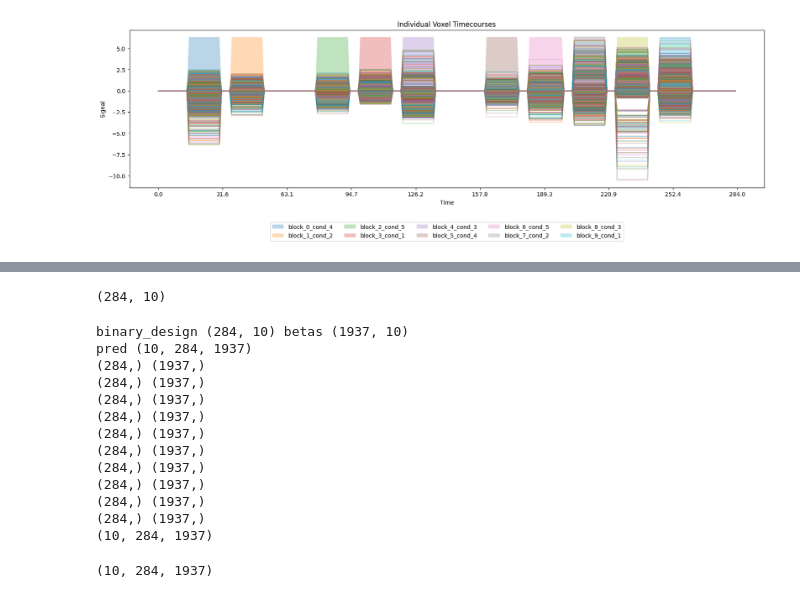
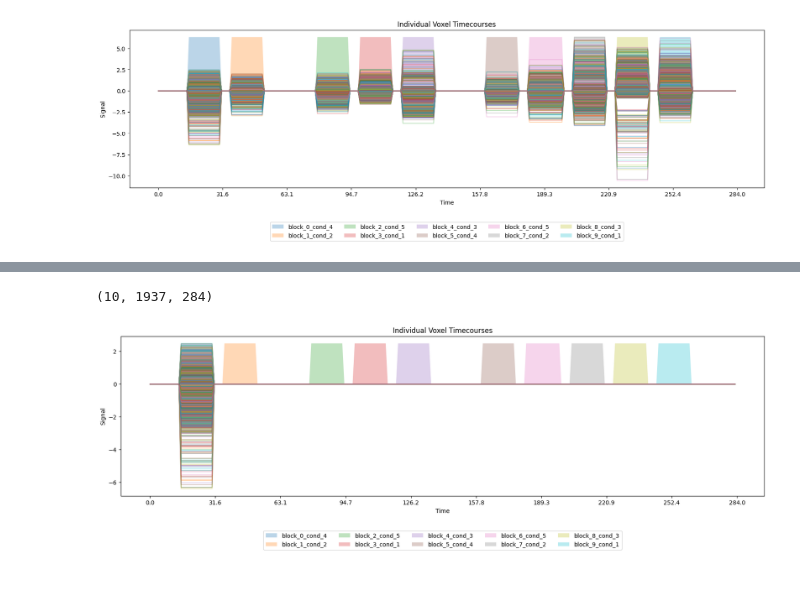
Before and after one commit to fedemengo/CS-433-ML4S, a Jupyter notebook: preprocessing_pipeline.ipynb, the cells around one changed output, grey strips where cells are left out. Cells and saved outputs as stored; diff of their text form; code cells hidden in the pictures.

```diff
--- a/preprocessing_pipeline.ipynb
+++ b/preprocessing_pipeline.ipynb
@@ -417,53 +396,40 @@ plt.plot(active_voxel_beta[0])
-# %%
-binary_design = regressors_to_binary_design(flat_regressors).to_numpy()
-binary_design.shape
-# %% [output]
-(284, 10)
 # %%
-def get_predicted_neural_activity_per_condition(binary_design, betas):
+def get_predicted_neural_activity_per_condition(glm, active_mask_data, regressors):
+    binary_design = regressors_to_binary_design(regressors).to_numpy()
+    n_conditions = binary_design.shape[1]
+
+    betas = activity_glm.compute_contrast(contrast_matrix, output_type='effect_size')
+    betas_data = betas.get_fdata()
+    active_voxel_beta = betas_data[active_mask_data > 0].reshape(-1, n_conditions)
+
     # binary_design: (T × C) = (284 × 10)
     # betas: (V × C) = (1937 × 10)
     # out output: (C × T × V) = (10 × 284 × 1937) beta for each condition for each ts for each voxel_activiy
-    print("binary_design", binary_design.shape, "betas", betas.shape)
 
     predictions = np.zeros((
-        binary_design.shape[1],  # C = 10
-        binary_design.shape[0],  # T = 284
-        betas.shape[0],          # V = 1937
+        binary_design.shape[1],       # C = 10
+        active_voxel_beta.shape[0],   # V = 1937
+        binary_design.shape[0],       # T = 284
     ))
-
-    print("pred", predictions.shape)
 
     for c in range(binary_design.shape[1]):
         # binary_design[:, c] is (T,)
         # betas[:, c] is (V,)
         # outer product to get (T × V) for this condition
         # basically I want to be able to separate betas across condition (skip '@' = Sum_i beta_i cond_i)
-        print(binary_design[:, c].shape, betas[:, c].shape)
-        predictions[c] = np.outer(binary_design[:, c], betas[:, c])
+        predictions[c] = np.outer(active_voxel_beta[:, c], binary_design[:, c])
 
     return predictions
 
 neural_activity_cond = get_predicted_neural_activity_per_condition(
-    binary_design,
-    active_voxel_beta
+    activity_glm,
+    active_mask_data,
+    flat_regressors,
 )
 print(neural_activity_cond.shape)
 # %% [output]
-binary_design (284, 10) betas (1937, 10)
-pred (10, 284, 1937)
-(284,) (1937,)
-(284,) (1937,)
-(284,) (1937,)
-(284,) (1937,)
-(284,) (1937,)
-(284,) (1937,)
-(284,) (1937,)
-(284,) (1937,)
-(284,) (1937,)
-(284,) (1937,)
-(10, 284, 1937)
+(10, 1937, 284)
 # %%
-neural_activity_cond.shape
+plot_voxel_timecourse(neural_activity_cond[0, :, :], flat_regressors)
 # %% [output]
-(10, 284, 1937)
+[figure, added]
```
Also changed, not shown: parts of 29 cells of this notebook.
